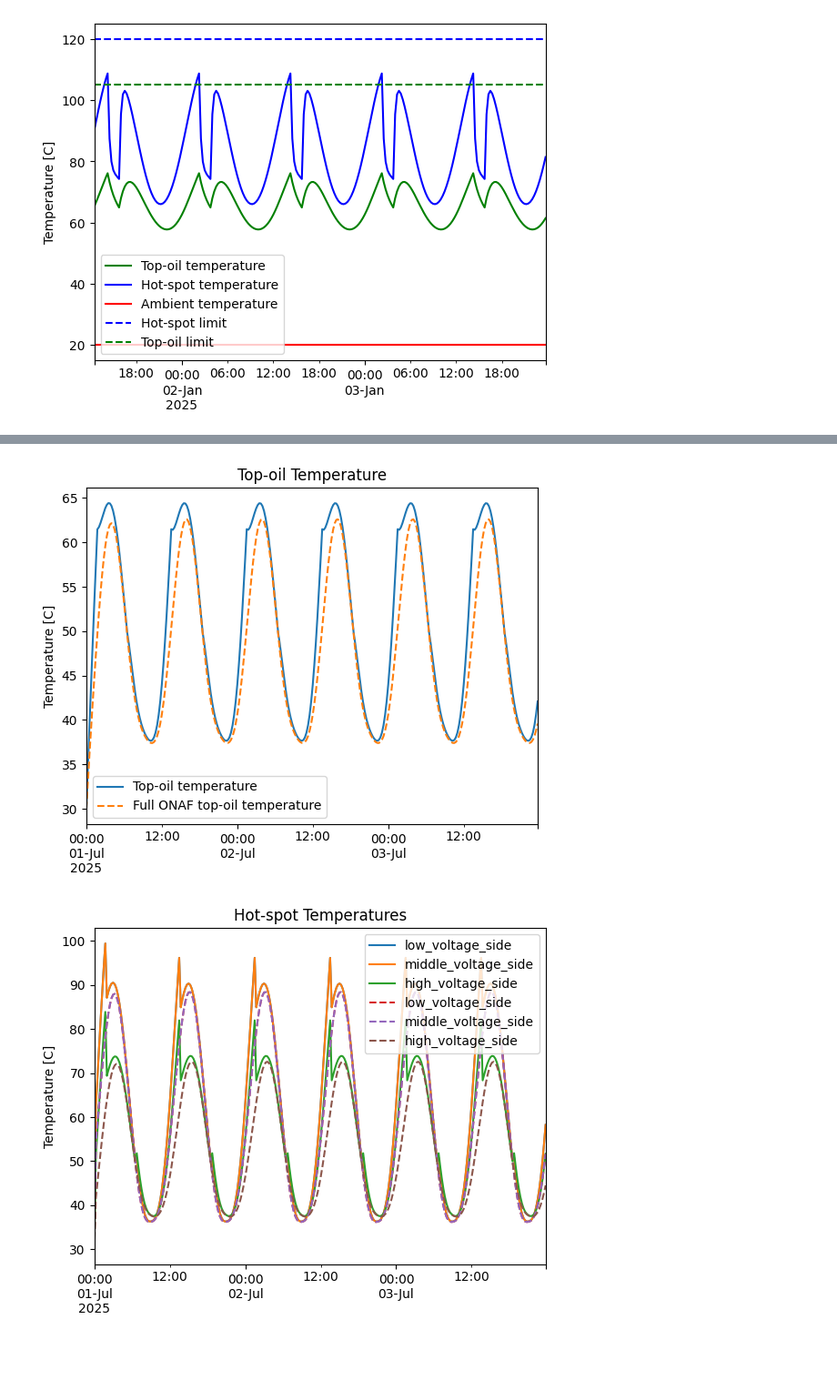
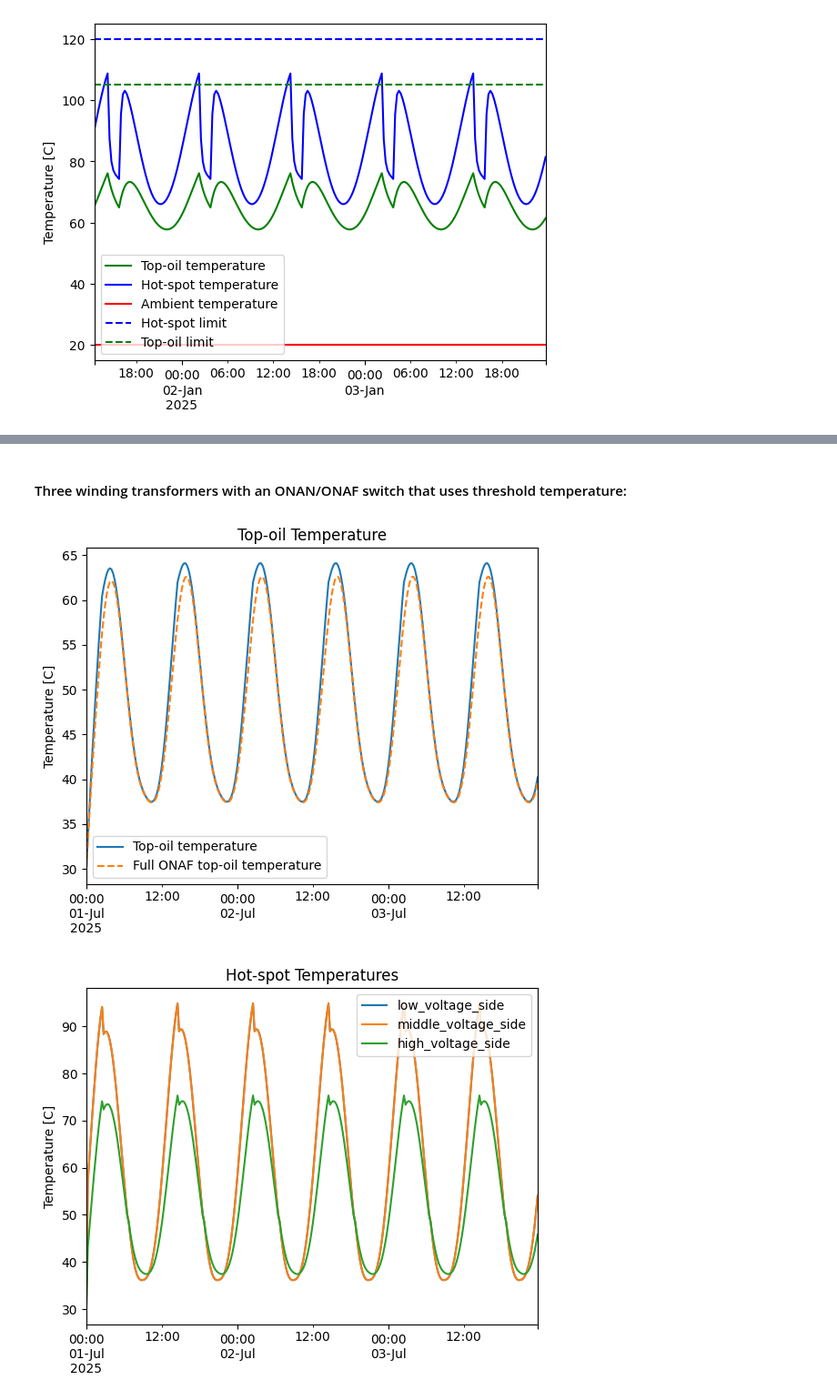
Before and after one commit to alliander-opensource/transformer-thermal-model, a Jupyter notebook: docs/examples/example_ONAN_ONAF_switch.ipynb, the cells around one changed output, grey strips where cells are left out. Shown at 91% size. Drawn from its saved outputs; the diff is of its cells as text; code cells hidden in the pictures; blank space fills up the shorter version.

```diff
--- a/docs/examples/example_ONAN_ONAF_switch.ipynb
+++ b/docs/examples/example_ONAN_ONAF_switch.ipynb
@@ -180,13 +186,13 @@ from transformer_thermal_model.schemas.thermal_model.onaf_switch import (
 
 onan_parameters = ThreeWindingONANParameters(
     onan_lv_winding=ONANWindingParameters(
-        time_const_winding=1, nom_load=800, winding_oil_gradient=20, hot_spot_fac=1.2
+        time_const_winding=1, nom_load=900, winding_oil_gradient=20, hot_spot_fac=1.2
     ),
     onan_mv_winding=ONANWindingParameters(
-        time_const_winding=1, nom_load=800, winding_oil_gradient=20, hot_spot_fac=1.2
+        time_const_winding=1, nom_load=900, winding_oil_gradient=20, hot_spot_fac=1.2
     ),
     onan_hv_winding=ONANWindingParameters(
-        time_const_winding=1, nom_load=1200, winding_oil_gradient=20, hot_spot_fac=1.2
+        time_const_winding=1, nom_load=1800, winding_oil_gradient=20, hot_spot_fac=1.2
     ),
     top_oil_temp_rise=60,
     time_const_oil=150,
@@ -196,8 +202,8 @@ onan_parameters = ThreeWindingONANParameters(
 )
 
 # split in three parts: off, on, off
-point_1 = 20
-point_2 = 20
+point_1 = 70
+point_2 = 70
 is_on = [False] * point_1 + [True] * (len(profile_input.datetime_index) - point_1 - point_2) + [False] * point_2
 
 onaf_switch = ThreeWindingONAFSwitch(fans_status=is_on, temperature_threshold=None, onan_parameters=onan_parameters)
@@ -231,3 +251,5 @@ plt.show()
+# %% [markdown]
+#### Three winding transformers with an ONAN/ONAF switch that uses threshold temperature:
 # %%
 onaf_switch = ThreeWindingONAFSwitch(
     temperature_threshold=FanSwitchConfig(activation_temp=60, deactivation_temp=50), onan_parameters=onan_parameters
@@ -242,21 +264,20 @@ full_onaf_results = full_onaf_model.run()
 # %%
 # Plot the top-oil temperature profile
 fig1, ax1 = plt.subplots()
 results.top_oil_temp_profile.plot(ax=ax1, label="Top-oil temperature")
 full_onaf_results.top_oil_temp_profile.plot(ax=ax1, label="Full ONAF top-oil temperature", linestyle="dashed")
 ax1.set_title("Top-oil Temperature")
 ax1.set_ylabel("Temperature [C]")
 ax1.legend()
 plt.show()
 
 # Plot the hot-spot temperature profiles
 fig2, ax2 = plt.subplots()
 results.hot_spot_temp_profile.plot(ax=ax2)
-full_onaf_results.hot_spot_temp_profile.plot(ax=ax2, linestyle="dashed", label="Full ONAF hot-spot temperature")
 ax2.set_title("Hot-spot Temperatures")
 ax2.set_ylabel("Temperature [C]")
 ax2.legend()
 plt.show()
 # %% [output]
-[figure, old version]
+[figure, new version]
-[figure, old version]
+[figure, new version]
```
Also changed, not shown: parts of 10 cells of this notebook.
